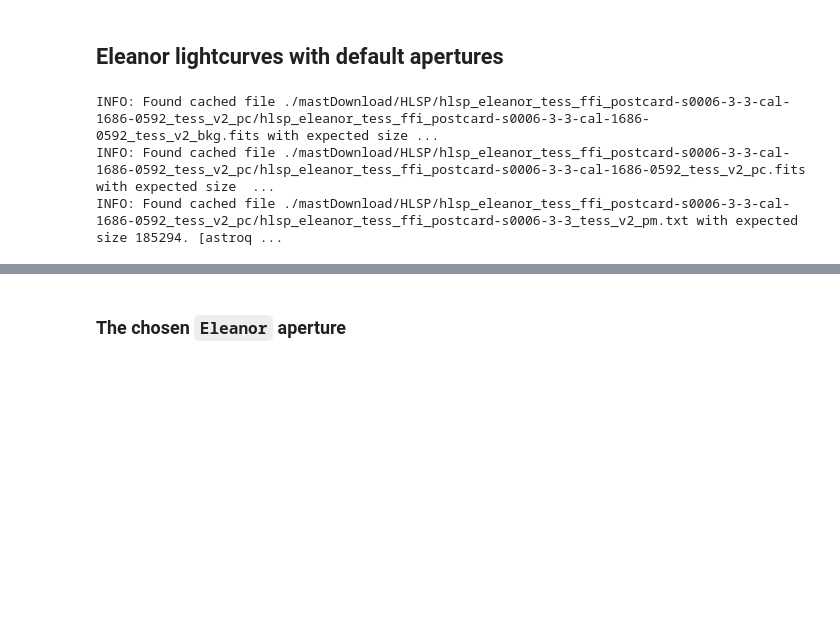
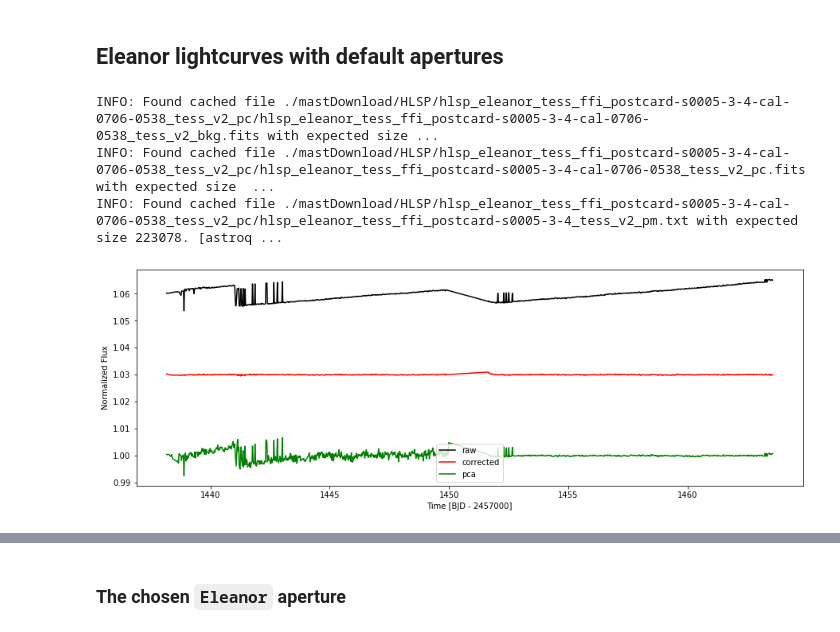
Before and after one commit to azibn/automated_exocomet_hunt, a Jupyter notebook: Notebooks/Eleanor_Test.ipynb, the cells around one changed output, grey strips where cells are left out. Cells and saved outputs as stored; diff of their text form; code cells hidden in the pictures; blank space fills up the shorter version.

```diff
--- a/Notebooks/Eleanor_Test.ipynb
+++ b/Notebooks/Eleanor_Test.ipynb
@@ -22,24 +22,26 @@ def normalise_lc(flux):
 # %% [markdown]
 ## Eleanor lightcurves with default apertures
 # %%
-star = eleanor.Source(tic=270577175,sector=6) # beta pic
-star_data = eleanor.TargetData(star, height=13, width=13, bkg_size=31, do_psf=True, do_pca=True)
+star = eleanor.Source(tic=270577175,sector=5) # beta pic
+star_data = eleanor.TargetData(star, height=13, width=13, bkg_size=31, do_pca=True)
 # %% [output]
-INFO: Found cached file ./mastDownload/HLSP/hlsp_eleanor_tess_ffi_postcard-s0006-3-3-cal-1686-0592_tess_v2_pc/hlsp_eleanor_tess_ffi_postcard-s0006-3-3-cal-1686-0592_tess_v2_bkg.fits with expected size ...
-INFO: Found cached file ./mastDownload/HLSP/hlsp_eleanor_tess_ffi_postcard-s0006-3-3-cal-1686-0592_tess_v2_pc/hlsp_eleanor_tess_ffi_postcard-s0006-3-3-cal-1686-0592_tess_v2_pc.fits with expected size  ...
-INFO: Found cached file ./mastDownload/HLSP/hlsp_eleanor_tess_ffi_postcard-s0006-3-3-cal-1686-0592_tess_v2_pc/hlsp_eleanor_tess_ffi_postcard-s0006-3-3_tess_v2_pm.txt with expected size 185294. [astroq ...
+INFO: Found cached file ./mastDownload/HLSP/hlsp_eleanor_tess_ffi_postcard-s0005-3-4-cal-0706-0538_tess_v2_pc/hlsp_eleanor_tess_ffi_postcard-s0005-3-4-cal-0706-0538_tess_v2_bkg.fits with expected size ...
+INFO: Found cached file ./mastDownload/HLSP/hlsp_eleanor_tess_ffi_postcard-s0005-3-4-cal-0706-0538_tess_v2_pc/hlsp_eleanor_tess_ffi_postcard-s0005-3-4-cal-0706-0538_tess_v2_pc.fits with expected size  ...
+INFO: Found cached file ./mastDownload/HLSP/hlsp_eleanor_tess_ffi_postcard-s0005-3-4-cal-0706-0538_tess_v2_pc/hlsp_eleanor_tess_ffi_postcard-s0005-3-4_tess_v2_pm.txt with expected size 223078. [astroq ...
 # %%
 q = star_data.quality == 0
 plt.figure(figsize=(15,5))
 
 
 plt.plot(star_data.time[q], star_data.raw_flux[q]/np.nanmedian(star_data.raw_flux[q])+0.06, 'k',label='raw')
 plt.plot(star_data.time[q], star_data.corr_flux[q]/np.nanmedian(star_data.corr_flux[q]) + 0.03, 'r',label='corrected')
 plt.plot(star_data.time[q], star_data.pca_flux[q]/np.nanmedian(star_data.pca_flux[q]), 'g',label='pca')
-plt.plot(star_data.time[q], star_data.psf_flux[q]/np.nanmedian(star_data.psf_flux[q]) - 0.02, 'b',label='psf')
+#plt.plot(star_data.time[q], star_data.psf_flux[q]/np.nanmedian(star_data.psf_flux[q]) - 0.02, 'b',label='psf')
 plt.ylabel('Normalized Flux')
 plt.xlabel('Time [BJD - 2457000]')
 plt.legend();
+# %% [output]
+[figure, added]
 # %%
 fig, (ax, ax1) = plt.subplots(ncols=2, figsize=(15,4), gridspec_kw={'width_ratios':[1,3]})
 ax.imshow(star_data.tpf[0])
```
Also changed, not shown: parts of 24 cells of this notebook, 7 other files.
